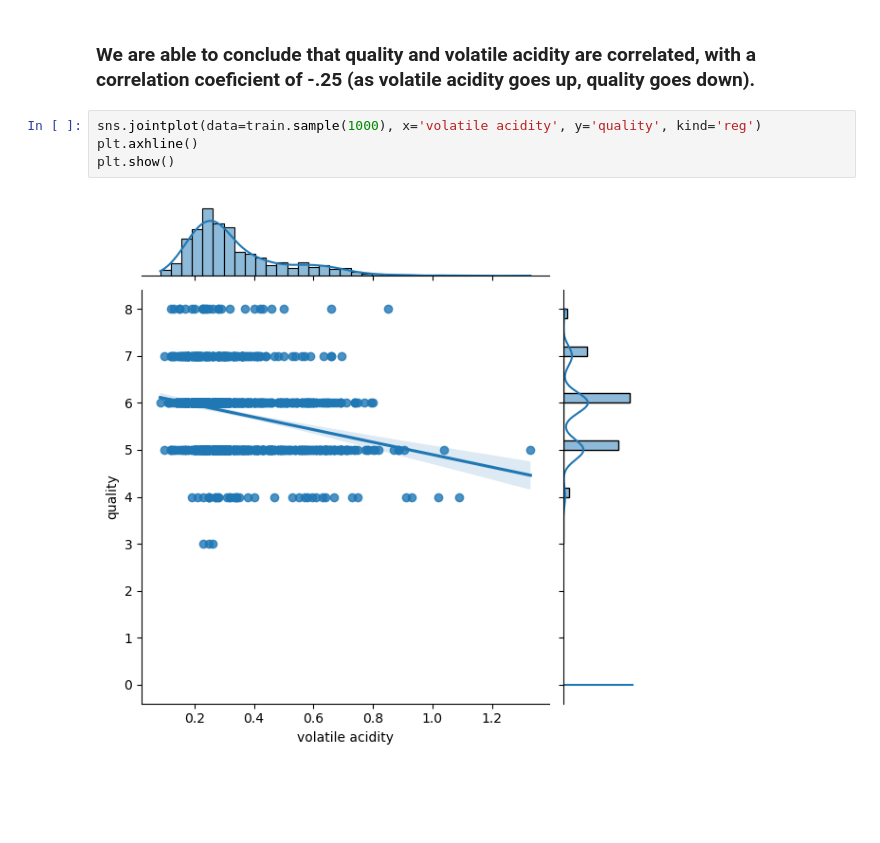
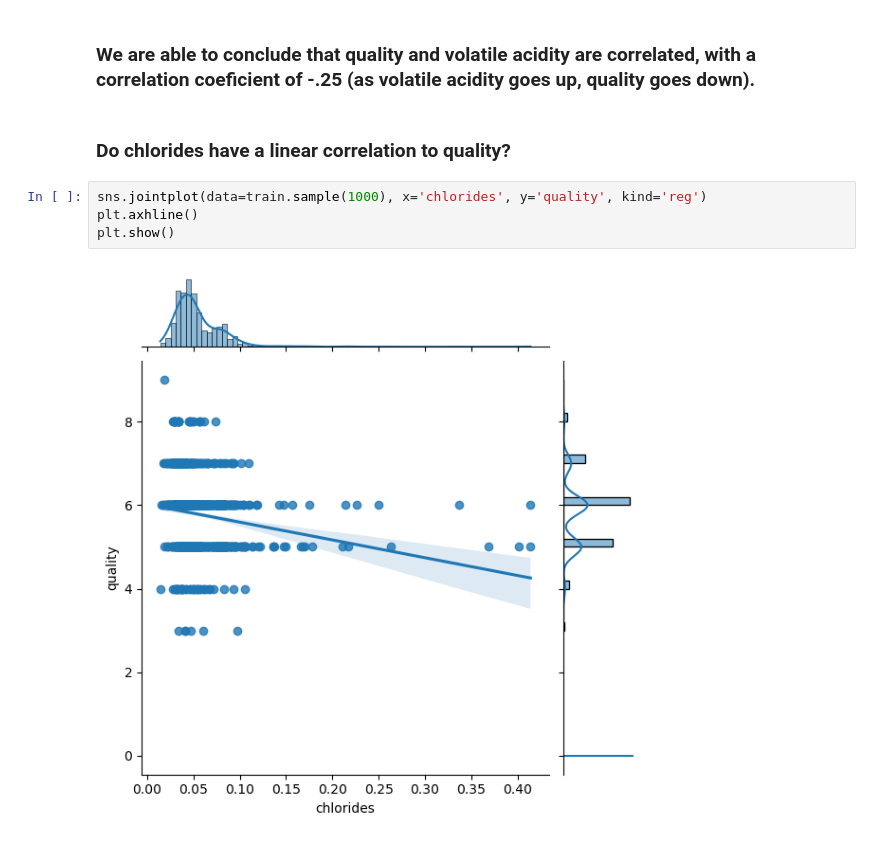
Before and after one commit to Wine-qualitity/wine-qualitiy-model, a Jupyter notebook: exploration.ipynb, the cells around one changed output. Saved outputs shown, nothing was run; the diff lists cells and outputs as text; blank space fills up the shorter version.

```diff
--- a/exploration.ipynb
+++ b/exploration.ipynb
@@ -163,9 +166,11 @@ we can reject the null hypothesis and conclude that quality and volatile acidity
 _______________________________________________________
 # %% [markdown]
 ### We are able to conclude that quality and volatile acidity are correlated, with a correlation coeficient of -.25 (as volatile acidity goes up, quality goes down).
+# %% [markdown]
+### Do chlorides have a linear correlation to quality?
 # %%
-sns.jointplot(data=train.sample(1000), x='volatile acidity', y='quality', kind='reg')
+sns.jointplot(data=train.sample(1000), x='chlorides', y='quality', kind='reg')
 plt.axhline()
 plt.show()
 # %% [output]
-[figure, old version]
+[figure, new version]
```
Also changed, not shown: parts of 4 cells of this notebook.
